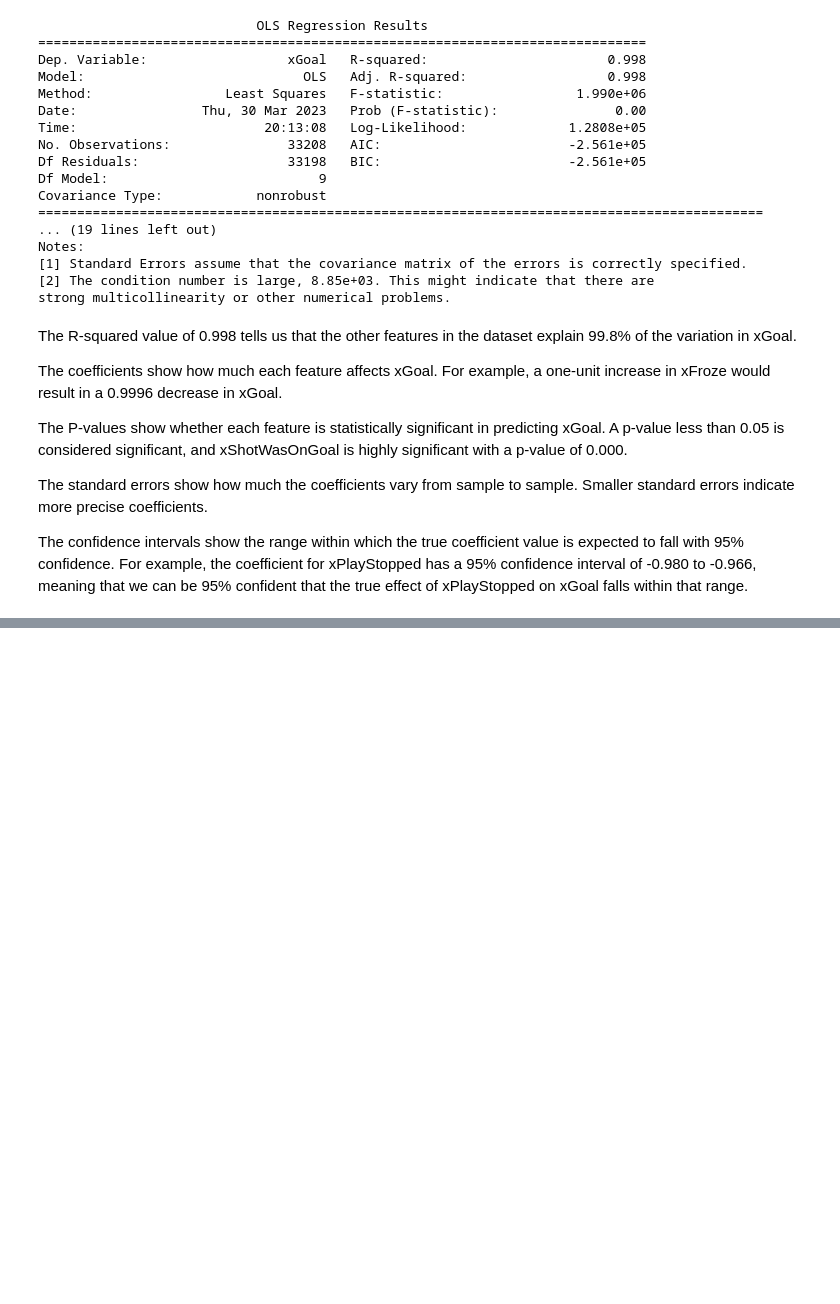
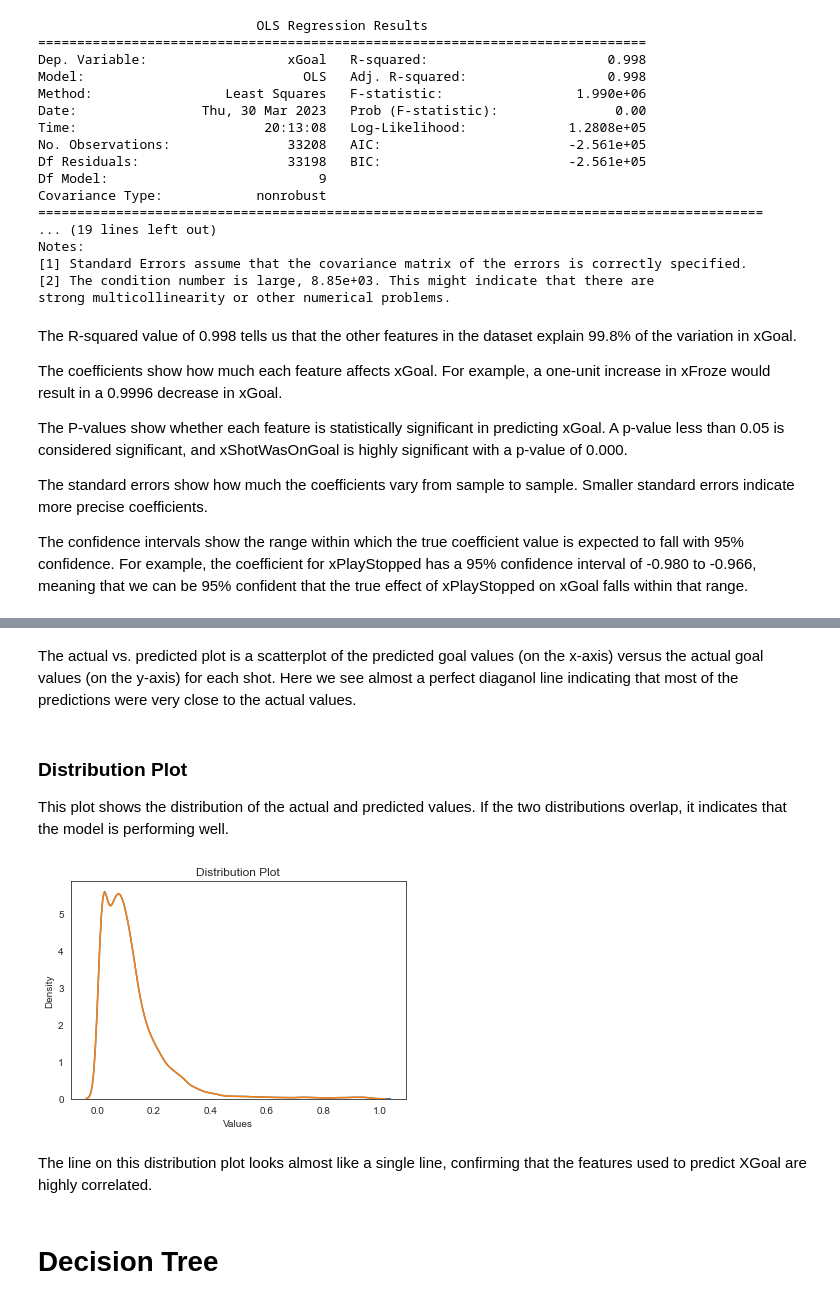
Before and after one commit to MichalOst3389/nhl_team_analysis, a Jupyter notebook: NHL Notebook.ipynb, the cells around one changed output, grey strips where cells are left out. Saved outputs shown, nothing was run; the diff lists cells and outputs as text; code cells hidden in the pictures; blank space fills up the shorter version.

Commit message:
decision tree

```diff
--- a/NHL Notebook.ipynb
+++ b/NHL Notebook.ipynb
@@ -502,0 +534,19 @@ The confidence intervals show the range within which the true coefficient value
+# %% [markdown]
+The actual vs. predicted plot is a scatterplot of the predicted goal values (on the x-axis) versus the actual goal values (on the y-axis) for each shot.  Here we see almost a perfect diaganol line indicating that most of the predictions were very close to the actual values.
+# %% [markdown]
+### Distribution Plot
+This plot shows the distribution of the actual and predicted values. If the two distributions overlap, it indicates that the model is performing well.
+# %%
+# create the distribution plot
+sns.kdeplot(y_pred, label='Predicted Values')
+sns.kdeplot(y, label='Actual Values')
+plt.title('Distribution Plot')
+plt.xlabel('Values')
+plt.ylabel('Density')
+plt.show()
+# %% [output]
+[figure, added]
+# %% [markdown]
+The line on this distribution plot looks almost like a single line, confirming that the features used to predict XGoal are highly correlated.
+# %% [markdown]
+# Decision Tree
```
Also changed, not shown: parts of 9 cells of this notebook.
